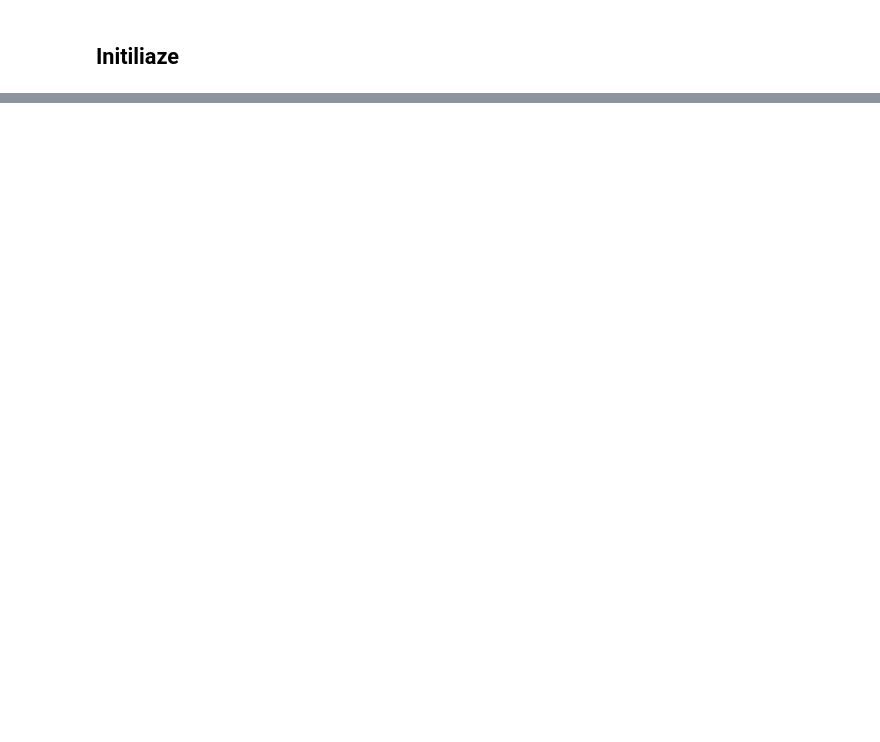
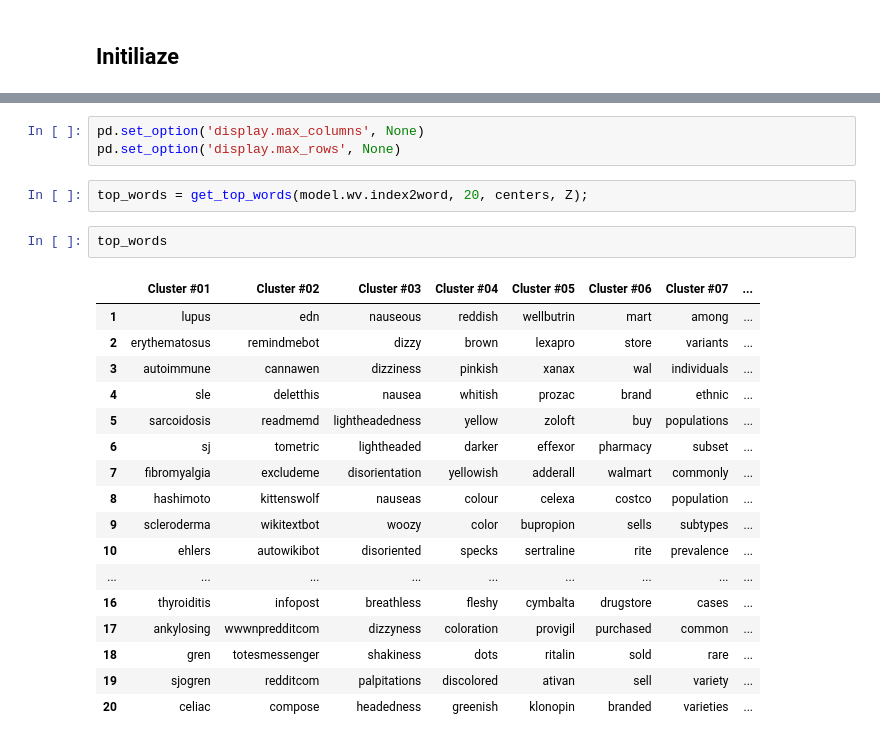
Before and after one commit to aus10powell/Automated-Health-Responses, a Jupyter notebook: notebooks/more_notebooks_to_work_with_dataset/topics_visualization.ipynb, the cells around one changed output, grey strips where cells are left out. Cells and saved outputs as stored; diff of their text form; blank space fills up the shorter version.

```diff
--- a/notebooks/more_notebooks_to_work_with_dataset/topics_visualization.ipynb
+++ b/notebooks/more_notebooks_to_work_with_dataset/topics_visualization.ipynb
@@ -26,0 +204,25 @@ Shape (557648, 21)
+# %%
+pd.set_option('display.max_columns', None)
+pd.set_option('display.max_rows', None)
+# %%
+top_words = get_top_words(model.wv.index2word, 20, centers, Z);
+# %%
+top_words
+# %% [output]
+|  | Cluster #01 | Cluster #02 | Cluster #03 | Cluster #04 | Cluster #05 | Cluster #06 | Cluster #07 | ... |
+| 1 | lupus | edn | nauseous | reddish | wellbutrin | mart | among | ... |
+| 2 | erythematosus | remindmebot | dizzy | brown | lexapro | store | variants | ... |
+| 3 | autoimmune | cannawen | dizziness | pinkish | xanax | wal | individuals | ... |
+| 4 | sle | deletthis | nausea | whitish | prozac | brand | ethnic | ... |
+| 5 | sarcoidosis | readmemd | lightheadedness | yellow | zoloft | buy | populations | ... |
+| 6 | sj | tometric | lightheaded | darker | effexor | pharmacy | subset | ... |
+| 7 | fibromyalgia | excludeme | disorientation | yellowish | adderall | walmart | commonly | ... |
+| 8 | hashimoto | kittenswolf | nauseas | colour | celexa | costco | population | ... |
+| 9 | scleroderma | wikitextbot | woozy | color | bupropion | sells | subtypes | ... |
+| 10 | ehlers | autowikibot | disoriented | specks | sertraline | rite | prevalence | ... |
+| ... | ... | ... | ... | ... | ... | ... | ... | ... |
+| 16 | thyroiditis | infopost | breathless | fleshy | cymbalta | drugstore | cases | ... |
+| 17 | ankylosing | wwwnpredditcom | dizzyness | coloration | provigil | purchased | common | ... |
+| 18 | gren | totesmessenger | shakiness | dots | ritalin | sold | rare | ... |
+| 19 | sjogren | redditcom | palpitations | discolored | ativan | sell | variety | ... |
+| 20 | celiac | compose | headedness | greenish | klonopin | branded | varieties | ... |
```
Also changed, not shown: parts of 24 cells of this notebook, 54 other files.
